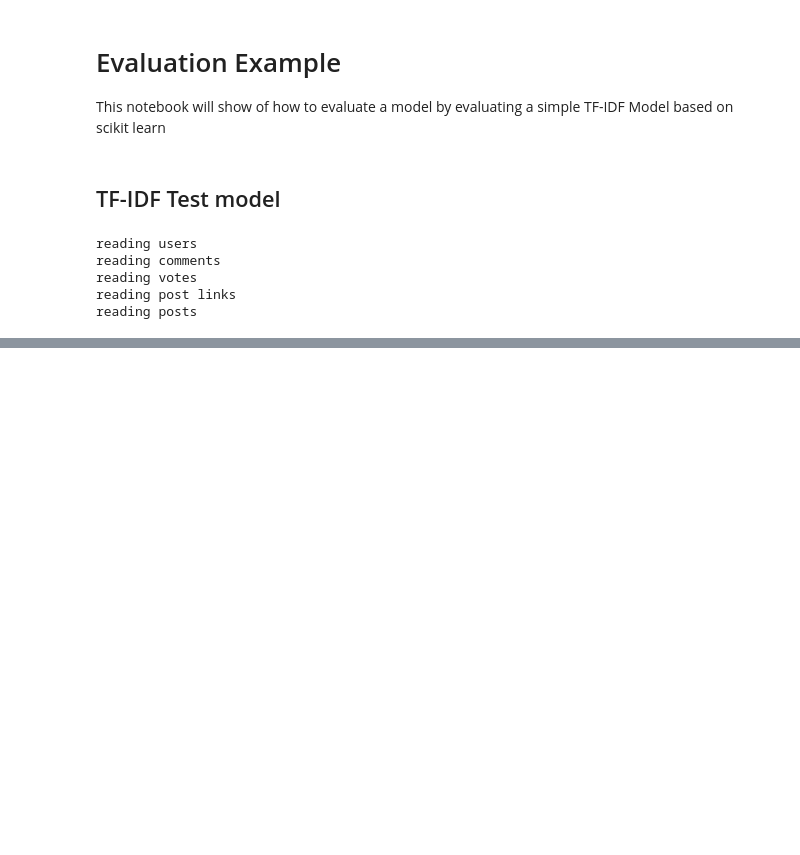
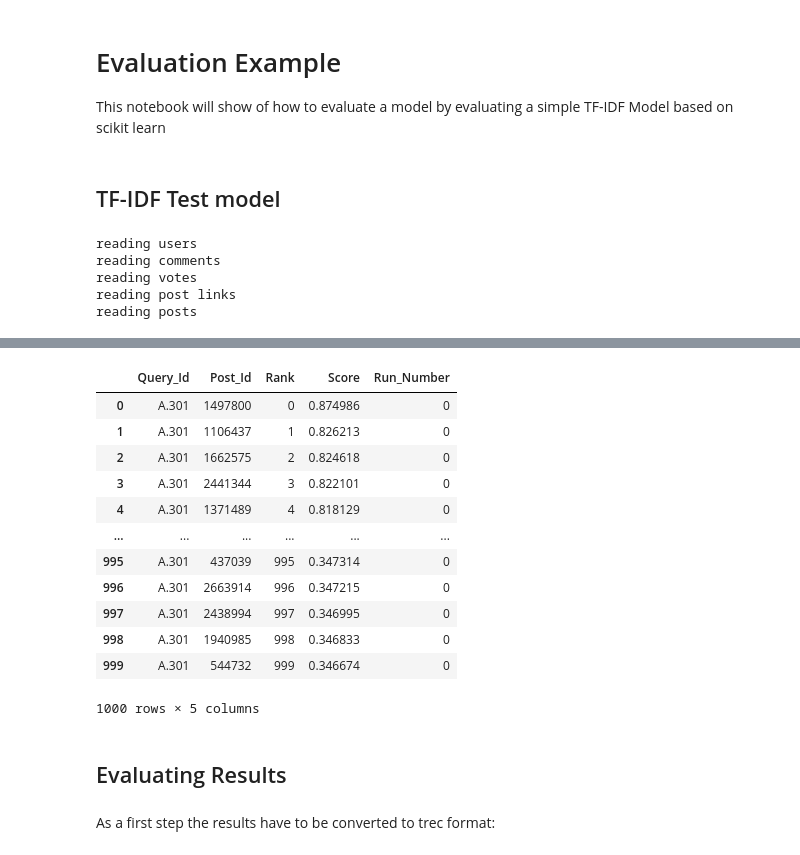
Before and after one commit to Niklas-23/information-retrieval, a Jupyter notebook: notebooks/evaluation.ipynb, the cells around one changed output, grey strips where cells are left out. Cells and saved outputs as stored; diff of their text form; code cells hidden in the pictures; blank space fills up the shorter version.

Commit message:
Add evaluation notebook with example model and code to perform an evaluation

```diff
--- a/notebooks/evaluation.ipynb
+++ b/notebooks/evaluation.ipynb
@@ -36,7 +36,7 @@ def title_tf_idf_model(query: Topic, answers: List[Post]) -> List[tuple[int, flo
     return ranking
 
 def binary_tag_retrieval(query: Topic) -> List[Post]:
-    return [question for tag in query.lst_tags for question in data_reader.get_question_of_tag(tag=tag)]
+    return list(set([question for tag in query.lst_tags for question in data_reader.get_question_of_tag(tag=tag)]))
 
 def clean_post(query: Topic, answers: List[Post]) -> (Topic, List[Post]):
     query.title = re.sub(r"</?(p|span)[^>]*>", "", query.title)
@@ -50,5 +50,6 @@ def clean_post(query: Topic, answers: List[Post]) -> (Topic, List[Post]):
 test_topic: Topic = topic_reader.get_topic('A.301')
 answers: List[Post] = binary_tag_retrieval(test_topic)
 test_topic, answers = clean_post(test_topic, answers=answers)
-title_tf_idf_model(query=test_topic, answers=answers)
+ranking = title_tf_idf_model(query=test_topic, answers=answers)
+ranking
 # %% [output]
@@ -71,0 +83,24 @@ title_tf_idf_model(query=test_topic, answers=answers)
+# %%
+df_dict = {
+    "Query_Id": [test_topic.topic_id for i in range(len(ranking))],
+    "Post_Id": [answers[answer_idx].post_id for answer_idx, score in ranking],
+    "Rank": [i for i in range(len(ranking))],
+    "Score": [score for answer_idx, score in ranking],
+    "Run_Number": [0 for i in range(len(ranking))]
+}
+df = pd.DataFrame(df_dict)
+df
+# %% [output]
+|  | Query_Id | Post_Id | Rank | Score | Run_Number |
+| 0 | A.301 | 1497800 | 0 | 0.874986 | 0 |
+| 1 | A.301 | 1106437 | 1 | 0.826213 | 0 |
+| 2 | A.301 | 1662575 | 2 | 0.824618 | 0 |
+| 3 | A.301 | 2441344 | 3 | 0.822101 | 0 |
+| 4 | A.301 | 1371489 | 4 | 0.818129 | 0 |
+| ... | ... | ... | ... | ... | ... |
+| 995 | A.301 | 437039 | 995 | 0.347314 | 0 |
+| 996 | A.301 | 2663914 | 996 | 0.347215 | 0 |
+| 997 | A.301 | 2438994 | 997 | 0.346995 | 0 |
+| 998 | A.301 | 1940985 | 998 | 0.346833 | 0 |
+| 999 | A.301 | 544732 | 999 | 0.346674 | 0 |
+1000 rows × 5 columns
@@ -71,0 +109,2 @@ title_tf_idf_model(query=test_topic, answers=answers)
+# %% [markdown]
+## Evaluating Results
@@ -71,0 +114,2 @@ title_tf_idf_model(query=test_topic, answers=answers)
+# %% [markdown]
+As a first step the results have to be converted to trec format:
```
Also changed, not shown: parts of 8 cells of this notebook, 1 other file.
